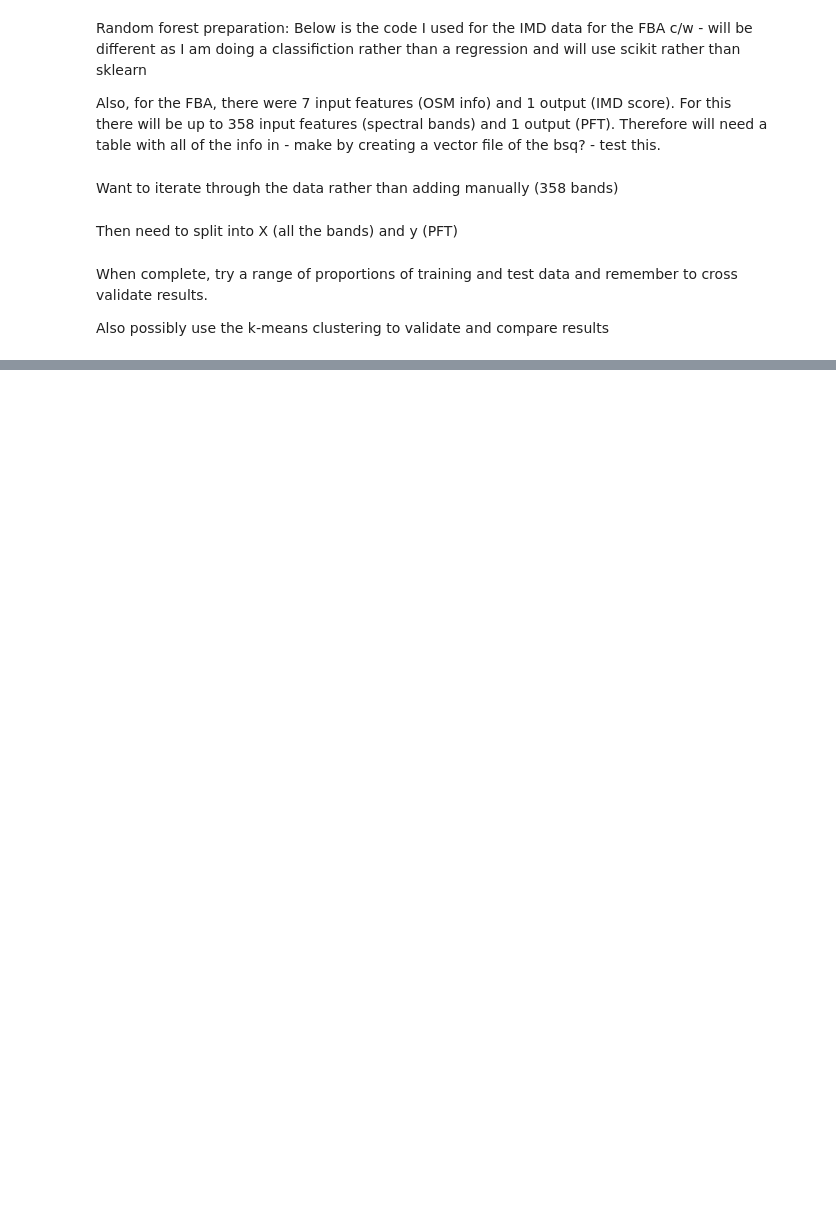
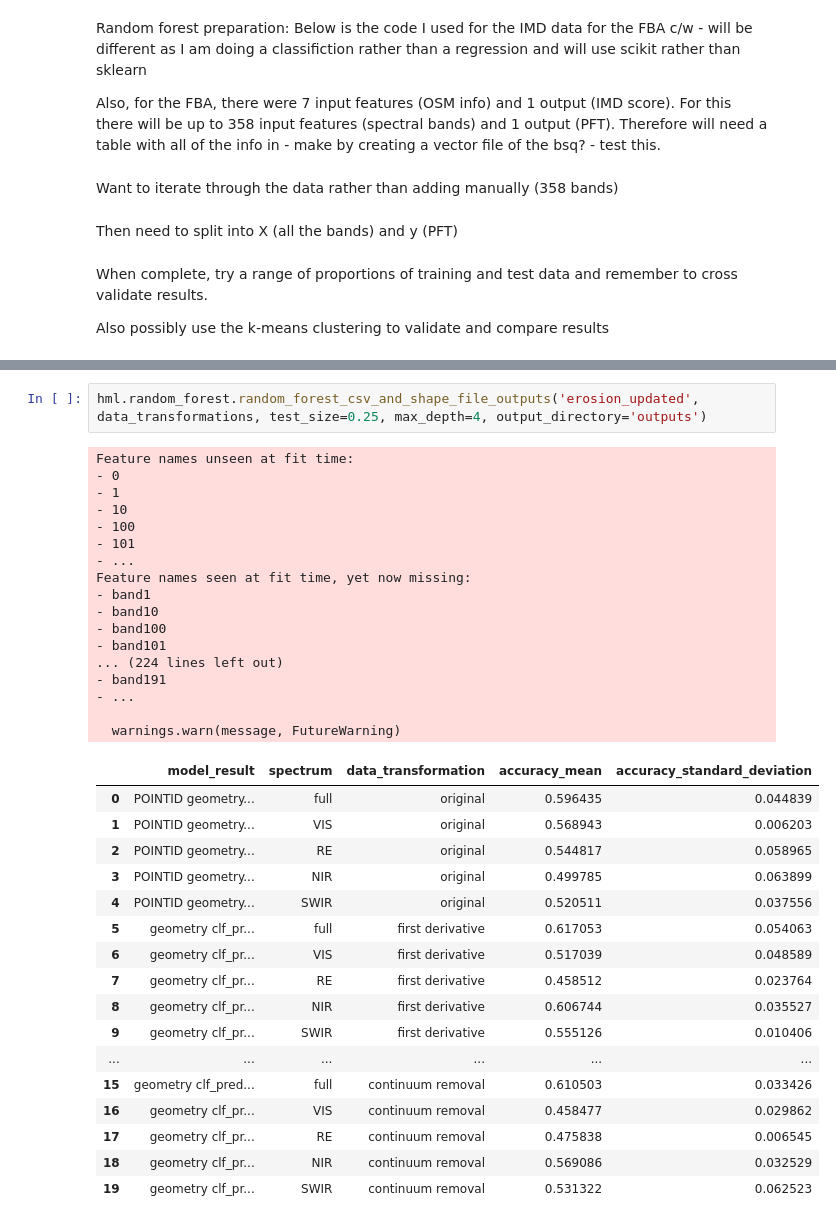
Before and after one commit to rachelzwalker/Flow_Country_HSI_and_PSM, a Jupyter notebook: python_notebooks/supervised/Random_Forest_preparation.ipynb, the cells around one changed output, grey strips where cells are left out. Drawn from its saved outputs; the diff is of its cells as text; blank space fills up the shorter version.

```diff
--- a/python_notebooks/supervised/Random_Forest_preparation.ipynb
+++ b/python_notebooks/supervised/Random_Forest_preparation.ipynb
@@ -13,0 +156,37 @@ Also possibly use the k-means clustering to validate and compare results
+# %%
+hml.random_forest.random_forest_csv_and_shape_file_outputs('erosion_updated', data_transformations, test_size=0.25, max_depth=4, output_directory='outputs')
+# %% [output]
+Feature names unseen at fit time:
+- 0
+- 1
+- 10
+- 100
+- 101
+- ...
+Feature names seen at fit time, yet now missing:
+- band1
+- band10
+- band100
+- band101
+... (224 lines left out)
+- band191
+- ...
+
+  warnings.warn(message, FutureWarning)
+|  | model_result | spectrum | data_transformation | accuracy_mean | accuracy_standard_deviation |
+| 0 | POINTID geometry... | full | original | 0.596435 | 0.044839 |
+| 1 | POINTID geometry... | VIS | original | 0.568943 | 0.006203 |
+| 2 | POINTID geometry... | RE | original | 0.544817 | 0.058965 |
+| 3 | POINTID geometry... | NIR | original | 0.499785 | 0.063899 |
+| 4 | POINTID geometry... | SWIR | original | 0.520511 | 0.037556 |
+| 5 | geometry clf_pr... | full | first derivative | 0.617053 | 0.054063 |
+| 6 | geometry clf_pr... | VIS | first derivative | 0.517039 | 0.048589 |
+| 7 | geometry clf_pr... | RE | first derivative | 0.458512 | 0.023764 |
+| 8 | geometry clf_pr... | NIR | first derivative | 0.606744 | 0.035527 |
+| 9 | geometry clf_pr... | SWIR | first derivative | 0.555126 | 0.010406 |
+| ... | ... | ... | ... | ... | ... |
+| 15 | geometry clf_pred... | full | continuum removal | 0.610503 | 0.033426 |
+| 16 | geometry clf_pr... | VIS | continuum removal | 0.458477 | 0.029862 |
+| 17 | geometry clf_pr... | RE | continuum removal | 0.475838 | 0.006545 |
+| 18 | geometry clf_pr... | NIR | continuum removal | 0.569086 | 0.032529 |
+| 19 | geometry clf_pr... | SWIR | continuum removal | 0.531322 | 0.062523 |
```
Also changed, not shown: parts of 34 cells of this notebook.
